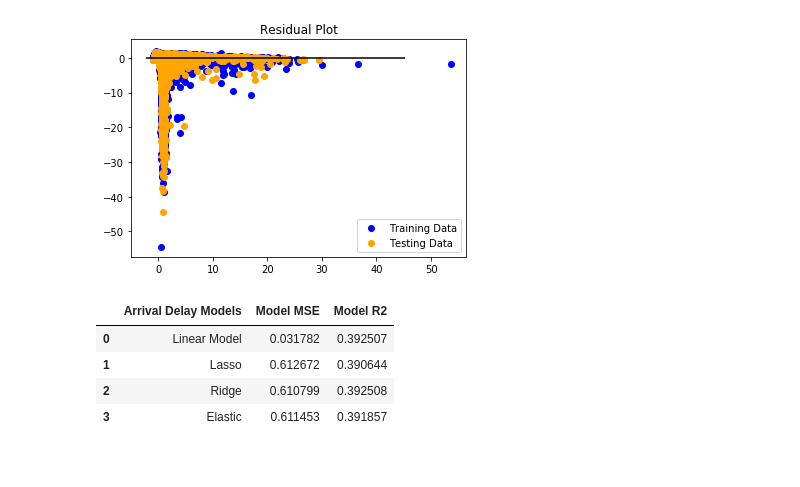
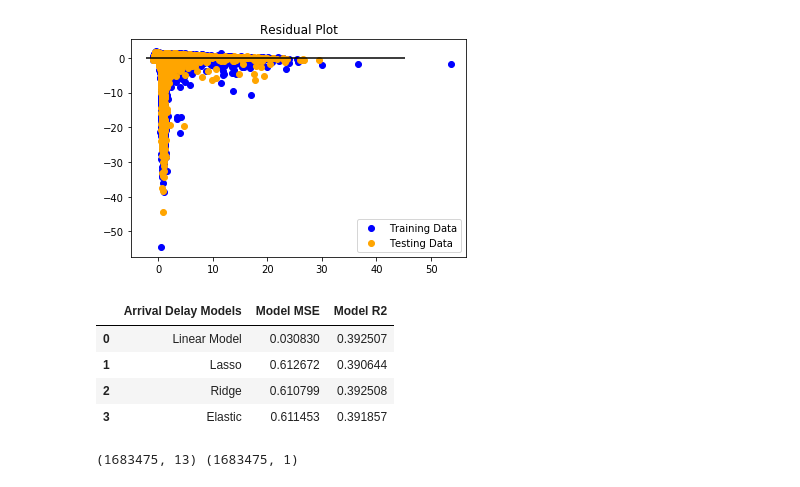
Before and after one commit to johnplakon/TheBlueAngels, a Jupyter notebook: Flight_delay_linear_ML.ipynb, the cells around one changed output. Cells and saved outputs as stored; diff of their text form; code cells hidden in the pictures.

```diff
--- a/Flight_delay_linear_ML.ipynb
+++ b/Flight_delay_linear_ML.ipynb
@@ -404,49 +490,59 @@ plt.show()
 # %% [output]
 [figure]
 # %%
-# The following 4 sklearn functions for the model are run separately to over memory overload.
+# The following 4 sklearn functions for the model are run separately to handle memory overload.
 
 from sklearn.metrics import mean_squared_error
 
-MSE = mean_squared_error(y_test_scaled, predictions)
-r2 = model.score(X_test_scaled, y_test_scaled)
+MSE_ad = mean_squared_error(y_test_scaled, predictions)
+r2_ad = model.score(X_test_scaled, y_test_scaled)
 # %%
 from sklearn.linear_model import Lasso
 
 lasso = Lasso(alpha=.01).fit(X_train_scaled, y_train_scaled)
 predictions = lasso.predict(X_test_scaled)
 
-MSE_l = mean_squared_error(y_test_scaled, predictions)
-r2_l = lasso.score(X_test_scaled, y_test_scaled)
+MSE_l_ad = mean_squared_error(y_test_scaled, predictions)
+r2_l_ad = lasso.score(X_test_scaled, y_test_scaled)
 # %%
 from sklearn.linear_model import ElasticNet
 
 elasticnet = ElasticNet(alpha=.01).fit(X_train_scaled, y_train_scaled)
 predictions = elasticnet.predict(X_test_scaled)
 
-MSE_e = mean_squared_error(y_test_scaled, predictions)
-r2_e = elasticnet.score(X_test_scaled, y_test_scaled)
+MSE_e_ad = mean_squared_error(y_test_scaled, predictions)
+r2_e_ad = elasticnet.score(X_test_scaled, y_test_scaled)
 # %%
 from sklearn.linear_model import Ridge
 
 ridge = Ridge(alpha=.01).fit(X_train_scaled, y_train_scaled)
 predictions = ridge.predict(X_test_scaled)
 
-MSE_r = mean_squared_error(y_test_scaled, predictions)
-r2_r = ridge.score(X_test_scaled, y_test_scaled)
+MSE_r_ad = mean_squared_error(y_test_scaled, predictions)
+r2_r_ad = ridge.score(X_test_scaled, y_test_scaled)
 # %%
 # Arrival delay linear ML model with dummy variables results
 model_outcomes = {
     "Arrival Delay Models": ["Linear Model", "Lasso", "Ridge", "Elastic"],
-    "Model MSE": [MSE, MSE_l, MSE_r, MSE_e],
-    "Model R2": [r2, r2_l, r2_r, r2_e]
+    "Model MSE": [MSE_ad, MSE_l_ad, MSE_r_ad, MSE_e_ad],
+    "Model R2": [r2_ad, r2_l_ad, r2_r_ad, r2_e_ad]
 }
 
 results_df = pd.DataFrame(model_outcomes)
 results_df
 # %% [output]
 |  | Arrival Delay Models | Model MSE | Model R2 |
-| 0 | Linear Model | 0.031782 | 0.392507 |
+| 0 | Linear Model | 0.030830 | 0.392507 |
 | 1 | Lasso | 0.612672 | 0.390644 |
 | 2 | Ridge | 0.610799 | 0.392508 |
 | 3 | Elastic | 0.611453 | 0.391857 |
+# %%
+# A simplier departure delay linear ML model.  Only departure related variables are included.
+
+X = delays_df[["DAY", "MONTH", "DEP_TIME", "DEPARTURE_DELAY", "DEPARTURE_TIME_OF_DAY_DUMMY", \
+              "OP_CARRIER_FL_NUM", "TAXI_OUT", "WHEELS_OFF", "CARRIER_DELAY", \
+       "WEATHER_DELAY", "NAS_DELAY", "SECURITY_DELAY", "LATE_AIRCRAFT_DELAY"]]
+y = delays_df["DEP_DELAY"].values.reshape(-1, 1)
+print(X.shape, y.shape)
+# %% [output]
+(1683475, 13) (1683475, 1)
```
Also changed, not shown: parts of 57 cells of this notebook.
